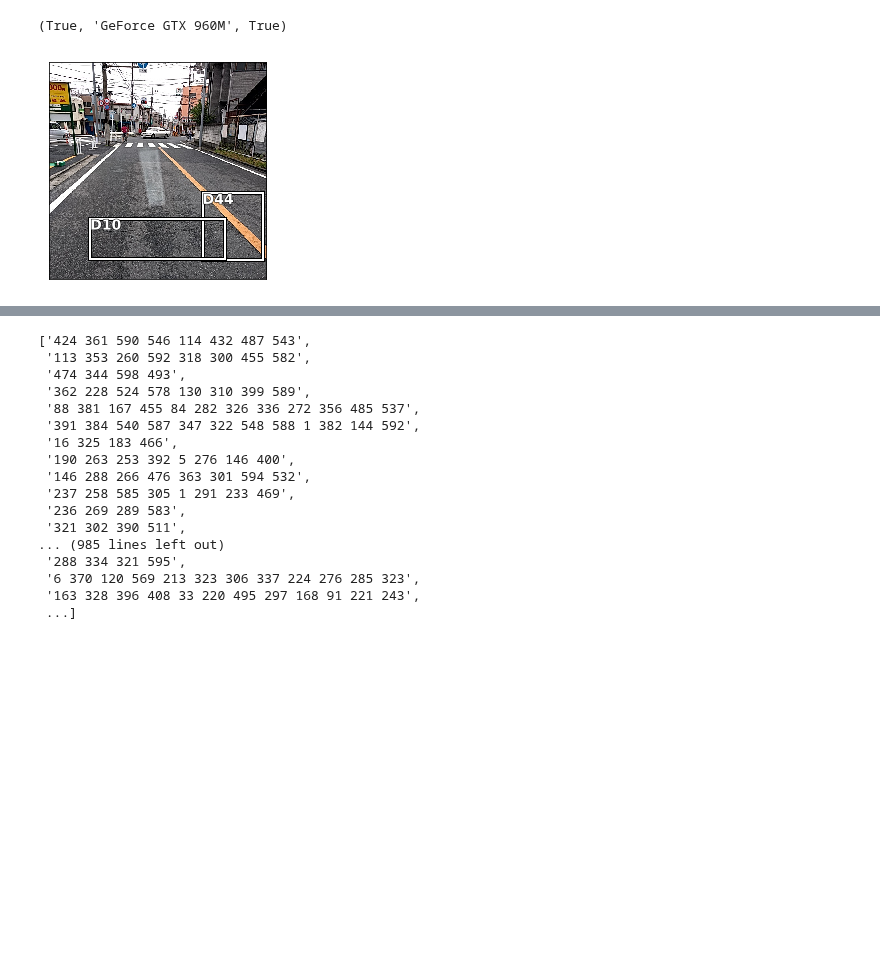
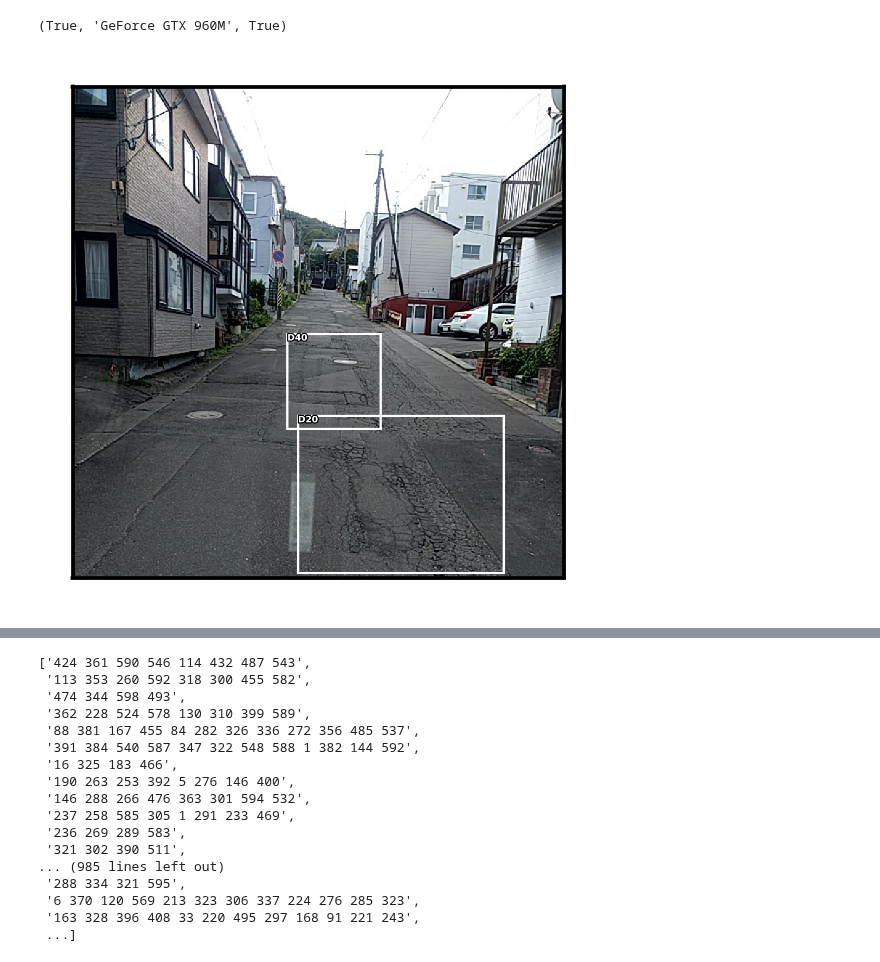
Before and after one commit to deepditch/deep.lib, a Jupyter notebook: RoadDamageData.ipynb, the cells around one changed output, grey strips where cells are left out. Drawn from its saved outputs; the diff is of its cells as text; code cells hidden in the pictures; blank space fills up the shorter version.

```diff
--- a/RoadDamageData.ipynb
+++ b/RoadDamageData.ipynb
@@ -48,13 +51,13 @@ def draw_outline(o, lw):
         linewidth=lw, foreground='black'), patheffects.Normal()])
 # %%
 def draw_rect(ax, b):
-    patch = ax.add_patch(patches.Rectangle(b[:2], *b[-2:], fill=False, edgecolor='white', lw=2))
-    draw_outline(patch, 4)
+    patch = ax.add_patch(patches.Rectangle(b[:2], *b[-2:], fill=False, edgecolor='white', lw=.5))
+    draw_outline(patch, .5)
 # %%
-def draw_text(ax, xy, txt, sz=14):
+def draw_text(ax, xy, txt, sz=2):
     text = ax.text(*xy, txt,
         verticalalignment='top', color='white', fontsize=sz, weight='bold')
-    draw_outline(text, 1)
+    draw_outline(text, .5)
 # %%
 DATA_PATH = Path('C:/fastai/courses/dl2/data/road_damage_dataset')
 # %%
@@ -81,12 +84,21 @@ def print_example(example, ax=None):
     if ax is not None:
         show_img(im, ax=ax)
     else:
-        ax = show_img(im)
+        fig, ax = show_img(im)
     for index, row in example.object.iterrows():
         bb = corners_to_hw([row['xmin'], row['ymin'], row['xmax'], row['ymax']]) # Bounding box converted to height width
         draw_rect(ax, bb)
         draw_text(ax, bb[:2], row['class'])
+
+    fig.savefig('save2.png')
-# %%
-print_example(images[0])
-# %% [output]
-[figure, removed]
+# %%
+potholes = []
+for ob in images:
+    for index, row in ob.object.iterrows():
+        if(row['class'] == "D40"):
+            potholes.append(ob)
+            break;
+# %%
+print_example(potholes[43])
+# %% [output]
+[figure, added]
```
Also changed, not shown: parts of 6 cells of this notebook, 7 other files.
